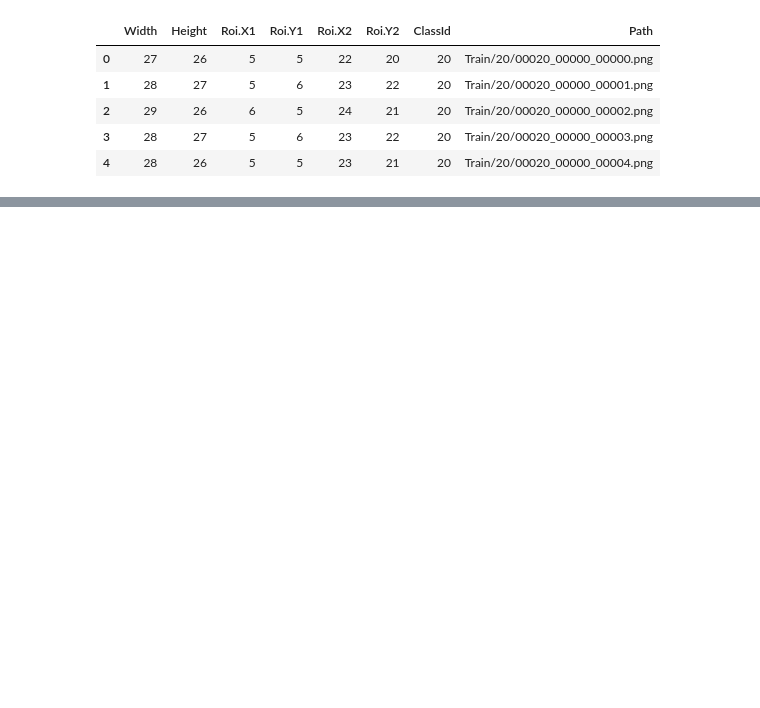
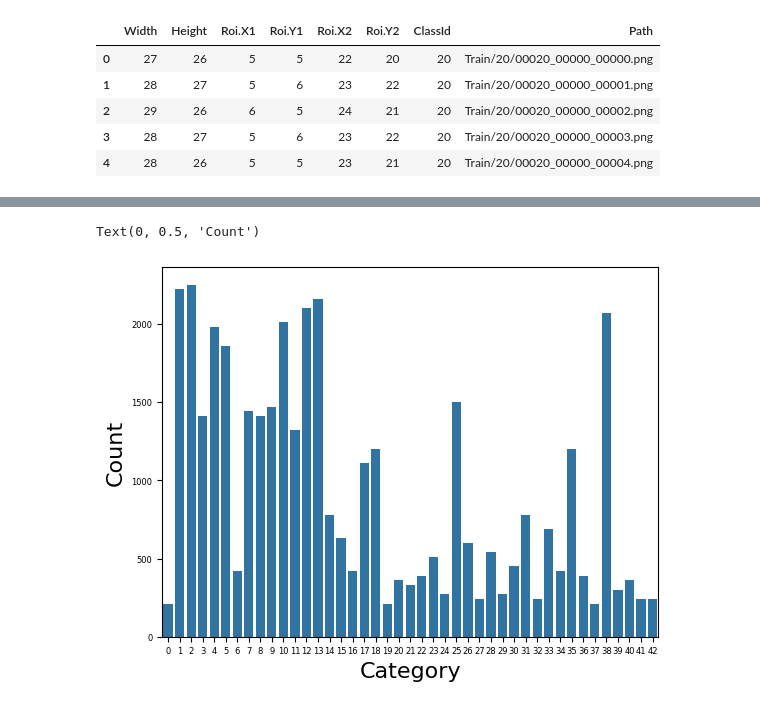
Before and after one commit to NimaGalal/Autonomous-Vehicle-Preception-Module, a Jupyter notebook: german-traffic-sign.ipynb, the cells around one changed output, grey strips where cells are left out. Cells and saved outputs as stored; diff of their text form; code cells hidden in the pictures; blank space fills up the shorter version.

```diff
--- a/german-traffic-sign.ipynb
+++ b/german-traffic-sign.ipynb
@@ -30,0 +80,8 @@ df_train.describe()
+# %%
+ax = sns.countplot(data = df_train, x = 'ClassId')
+ax.tick_params(axis='both', labelsize=6)
+ax.set_xlabel('Category', fontsize=16)
+ax.set_ylabel('Count', fontsize=16)
+# %% [output]
+Text(0, 0.5, 'Count')
+[figure, added]
```
Also changed, not shown: parts of 34 cells of this notebook, 1 other file.
